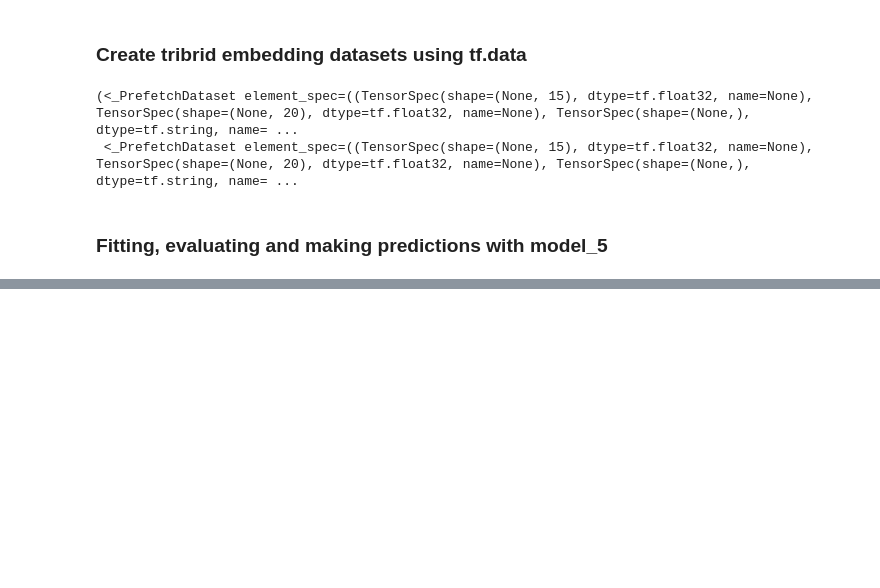
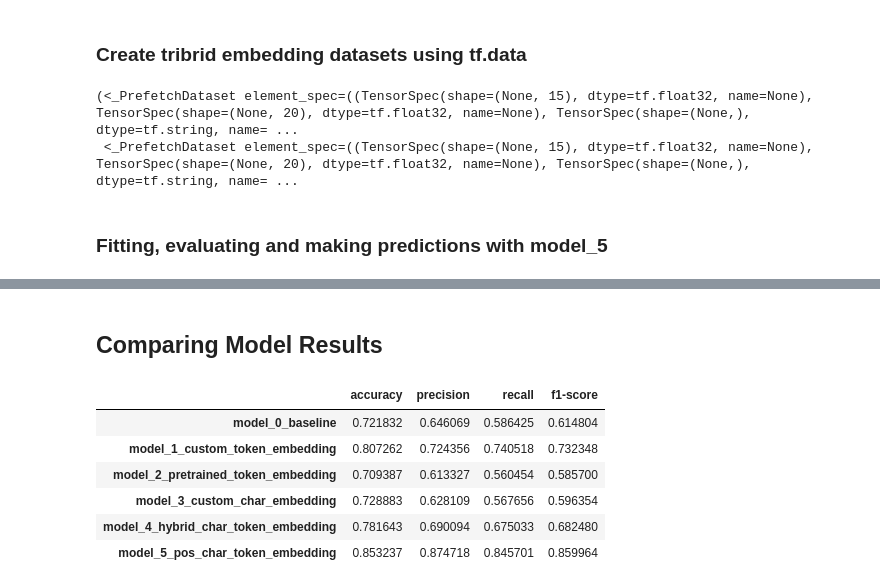
Before and after one commit to RishitSingh10/SkimLit, a Jupyter notebook: project_2_skimlit.ipynb, the cells around one changed output, grey strips where cells are left out. Drawn from its saved outputs; the diff is of its cells as text; code cells hidden in the pictures; blank space fills up the shorter version.

```diff
--- a/project_2_skimlit.ipynb
+++ b/project_2_skimlit.ipynb
@@ -1349,0 +1351,20 @@ Confusion matrix:  [[2870   59  266  223   31]
+# %% [markdown]
+## Comparing Model Results
+# %%
+# Combine model results into a dataframe
+all_model_results = pd.DataFrame({"model_0_baseline": baseline_results,
+                                  "model_1_custom_token_embedding": model_1_results,
+                                  "model_2_pretrained_token_embedding": model_2_results,
+                                  "model_3_custom_char_embedding": model_3_results,
+                                  "model_4_hybrid_char_token_embedding": model_4_results,
+                                  "model_5_pos_char_token_embedding": model_5_results})
+all_model_results = all_model_results.transpose()
+all_model_results
+# %% [output]
+|  | accuracy | precision | recall | f1-score |
+| model_0_baseline | 0.721832 | 0.646069 | 0.586425 | 0.614804 |
+| model_1_custom_token_embedding | 0.807262 | 0.724356 | 0.740518 | 0.732348 |
+| model_2_pretrained_token_embedding | 0.709387 | 0.613327 | 0.560454 | 0.585700 |
+| model_3_custom_char_embedding | 0.728883 | 0.628109 | 0.567656 | 0.596354 |
+| model_4_hybrid_char_token_embedding | 0.781643 | 0.690094 | 0.675033 | 0.682480 |
+| model_5_pos_char_token_embedding | 0.853237 | 0.874718 | 0.845701 | 0.859964 |
```
Also changed, not shown: parts of 59 cells of this notebook.
